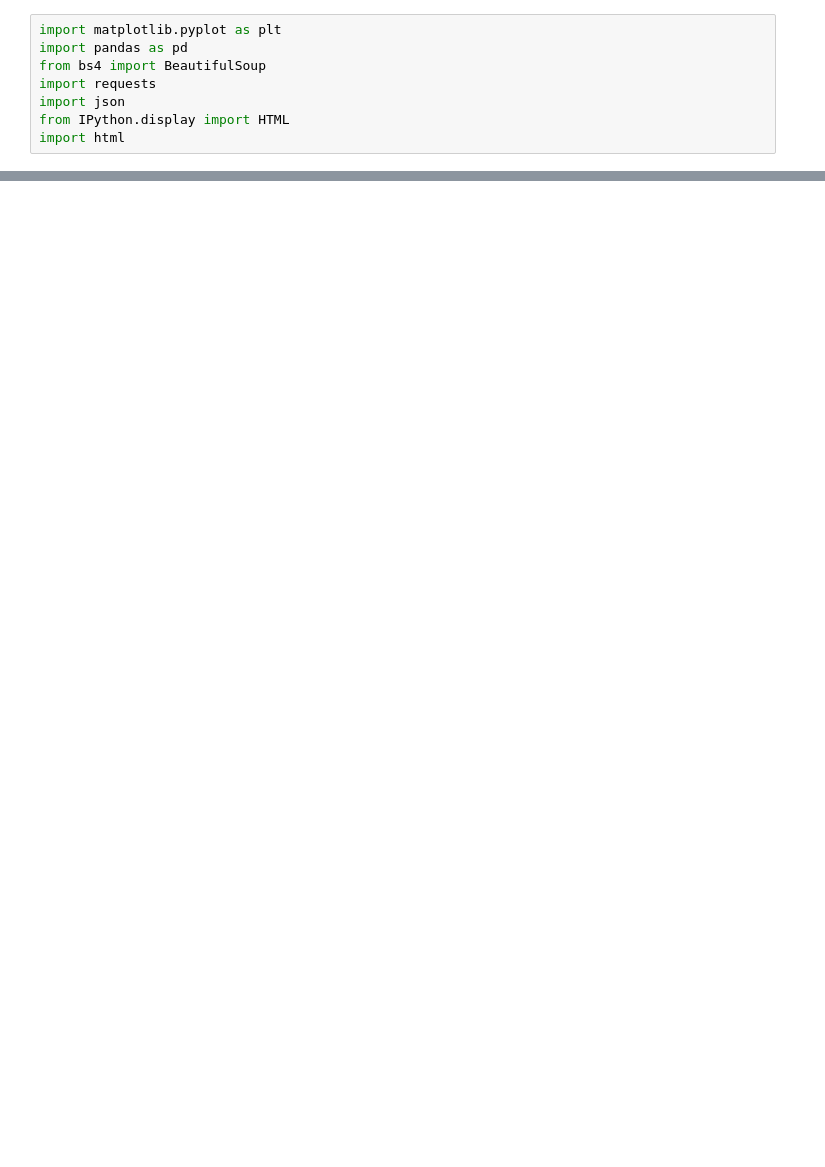
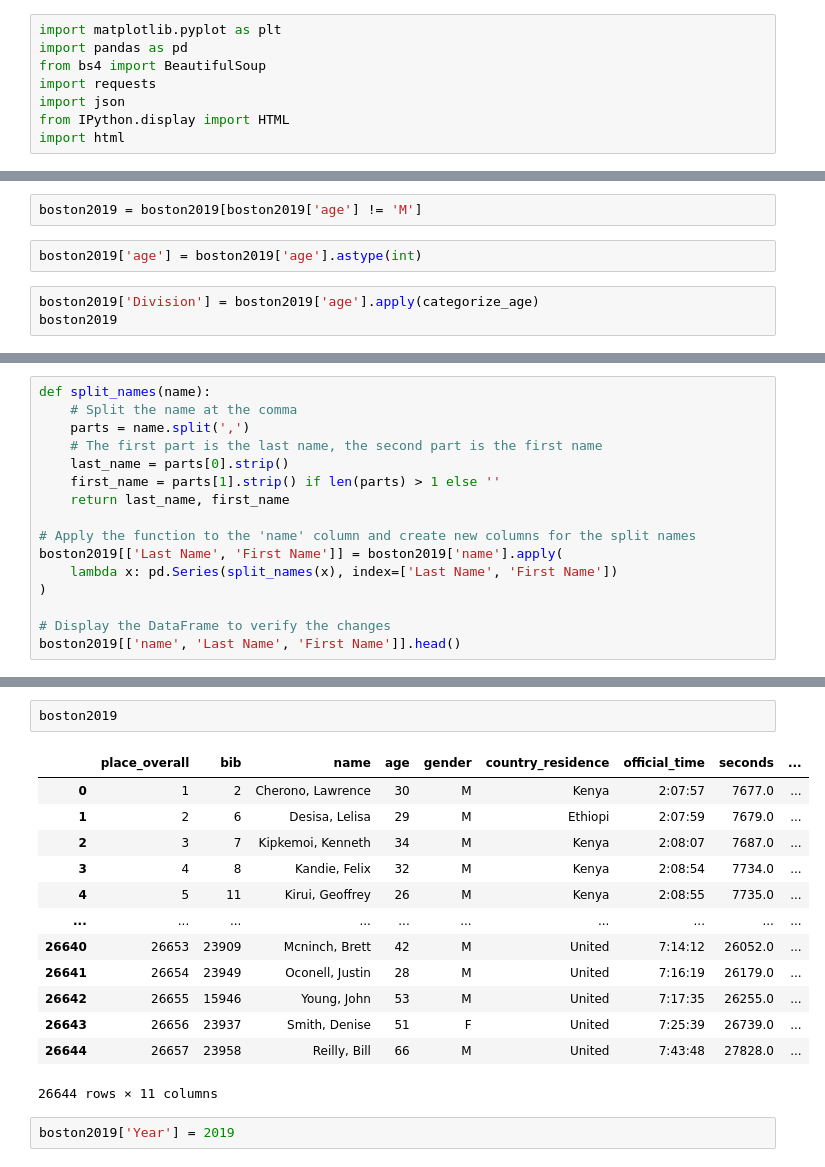
Before and after one commit to snwnkang/CS171_Final_vis_Marathon, a Jupyter notebook: Boston_marathon_scraper.ipynb, the cells around one changed output, grey strips where cells are left out. Drawn from its saved outputs; the diff is of its cells as text; blank space fills up the shorter version.

```diff
--- a/Boston_marathon_scraper.ipynb
+++ b/Boston_marathon_scraper.ipynb
@@ -8769,0 +96,7 @@ len(all_header)
+# %%
+boston2019 = boston2019[boston2019['age'] != 'M']
+# %%
+boston2019['age'] = boston2019['age'].astype(int)
+# %%
+boston2019['Division'] = boston2019['age'].apply(categorize_age)
+boston2019
@@ -8769,0 +117,16 @@ len(all_header)
+# %%
+def split_names(name):
+    # Split the name at the comma
+    parts = name.split(',')
+    # The first part is the last name, the second part is the first name
+    last_name = parts[0].strip()
+    first_name = parts[1].strip() if len(parts) > 1 else ''
+    return last_name, first_name
+
+# Apply the function to the 'name' column and create new columns for the split names
+boston2019[['Last Name', 'First Name']] = boston2019['name'].apply(
+    lambda x: pd.Series(split_names(x), index=['Last Name', 'First Name'])
+)
+
+# Display the DataFrame to verify the changes
+boston2019[['name', 'Last Name', 'First Name']].head()
@@ -8769,0 +140,18 @@ len(all_header)
+# %%
+boston2019
+# %% [output]
+|  | place_overall | bib | name | age | gender | country_residence | official_time | seconds | ... |
+| 0 | 1 | 2 | Cherono, Lawrence | 30 | M | Kenya | 2:07:57 | 7677.0 | ... |
+| 1 | 2 | 6 | Desisa, Lelisa | 29 | M | Ethiopi | 2:07:59 | 7679.0 | ... |
+| 2 | 3 | 7 | Kipkemoi, Kenneth | 34 | M | Kenya | 2:08:07 | 7687.0 | ... |
+| 3 | 4 | 8 | Kandie, Felix | 32 | M | Kenya | 2:08:54 | 7734.0 | ... |
+| 4 | 5 | 11 | Kirui, Geoffrey | 26 | M | Kenya | 2:08:55 | 7735.0 | ... |
+| ... | ... | ... | ... | ... | ... | ... | ... | ... | ... |
+| 26640 | 26653 | 23909 | Mcninch, Brett | 42 | M | United | 7:14:12 | 26052.0 | ... |
+| 26641 | 26654 | 23949 | Oconell, Justin | 28 | M | United | 7:16:19 | 26179.0 | ... |
+| 26642 | 26655 | 15946 | Young, John | 53 | M | United | 7:17:35 | 26255.0 | ... |
+| 26643 | 26656 | 23937 | Smith, Denise | 51 | F | United | 7:25:39 | 26739.0 | ... |
+| 26644 | 26657 | 23958 | Reilly, Bill | 66 | M | United | 7:43:48 | 27828.0 | ... |
+26644 rows × 11 columns
+# %%
+boston2019['Year'] = 2019
```
Also changed, not shown: parts of 25 cells of this notebook.
